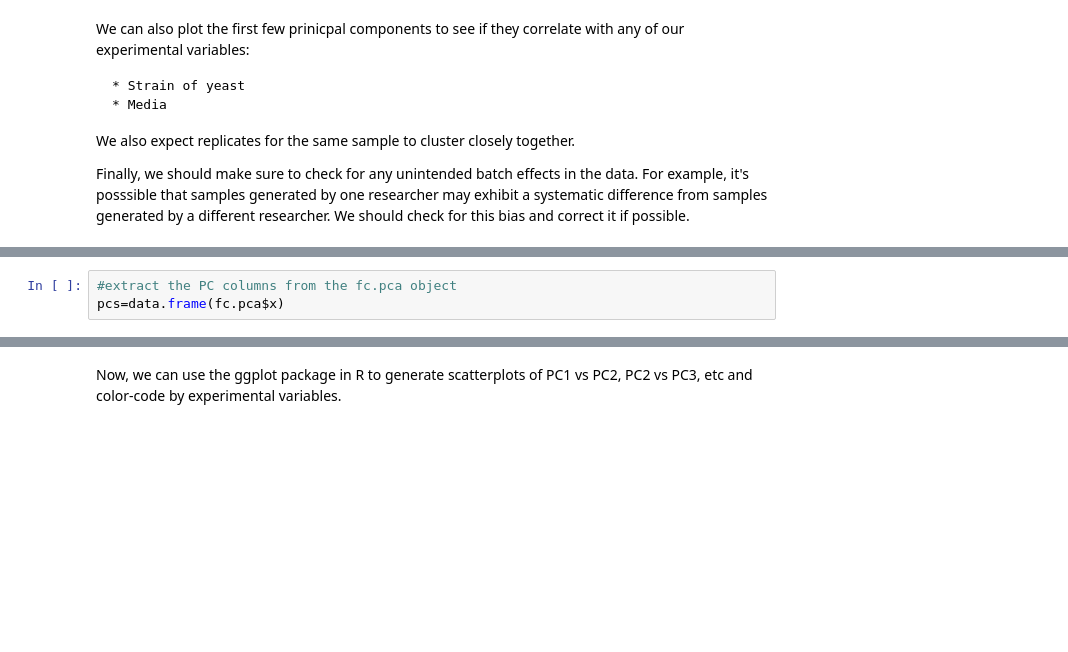
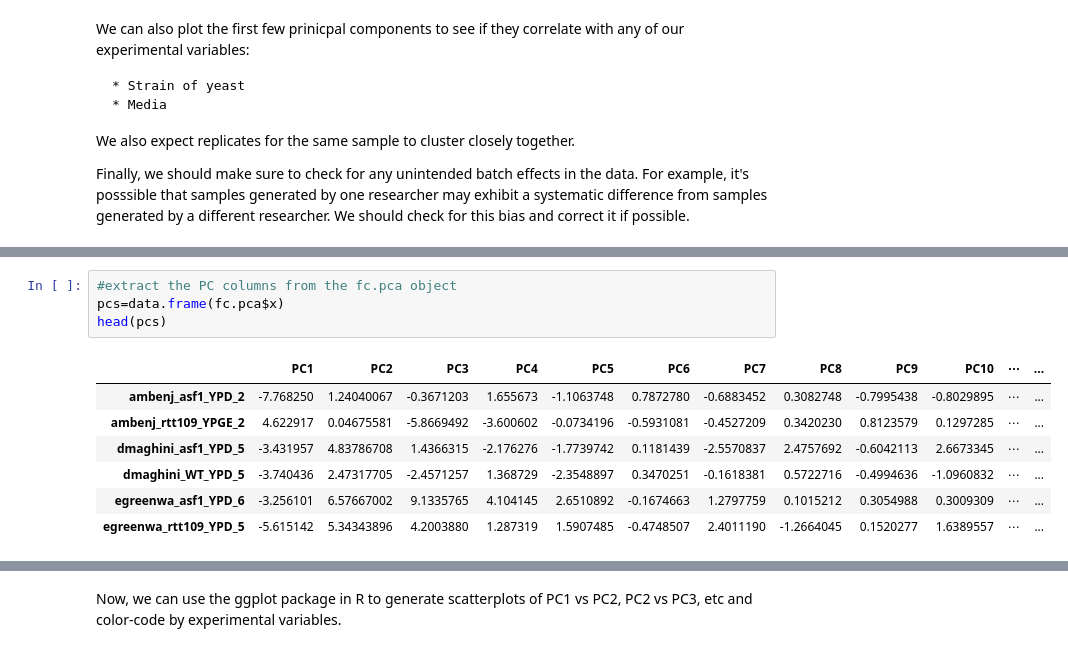
Before and after one commit to kundajelab/training_camp, a Jupyter notebook: workflow_notebooks/3.1 Clustering analysis and PCA on fold change data .ipynb, the cells around one changed output, grey strips where cells are left out. Drawn from its saved outputs; the diff is of its cells as text; blank space fills up the shorter version.

```diff
--- a/workflow_notebooks/3.1 Clustering analysis and PCA on fold change data .ipynb
+++ b/workflow_notebooks/3.1 Clustering analysis and PCA on fold change data .ipynb
@@ -83,6 +124,15 @@ head(metadata)
 # %%
 #extract the PC columns from the fc.pca object
 pcs=data.frame(fc.pca$x)
+head(pcs)
+# %% [output]
+|  | PC1 | PC2 | PC3 | PC4 | PC5 | PC6 | PC7 | PC8 | PC9 | PC10 | ⋯ | ... |
+| ambenj_asf1_YPD_2 | -7.768250 | 1.24040067 | -0.3671203 | 1.655673 | -1.1063748 | 0.7872780 | -0.6883452 | 0.3082748 | -0.7995438 | -0.8029895 | ⋯ | ... |
+| ambenj_rtt109_YPGE_2 | 4.622917 | 0.04675581 | -5.8669492 | -3.600602 | -0.0734196 | -0.5931081 | -0.4527209 | 0.3420230 | 0.8123579 | 0.1297285 | ⋯ | ... |
+| dmaghini_asf1_YPD_5 | -3.431957 | 4.83786708 | 1.4366315 | -2.176276 | -1.7739742 | 0.1181439 | -2.5570837 | 2.4757692 | -0.6042113 | 2.6673345 | ⋯ | ... |
+| dmaghini_WT_YPD_5 | -3.740436 | 2.47317705 | -2.4571257 | 1.368729 | -2.3548897 | 0.3470251 | -0.1618381 | 0.5722716 | -0.4994636 | -1.0960832 | ⋯ | ... |
+| egreenwa_asf1_YPD_6 | -3.256101 | 6.57667002 | 9.1335765 | 4.104145 | 2.6510892 | -0.1674663 | 1.2797759 | 0.1015212 | 0.3054988 | 0.3009309 | ⋯ | ... |
+| egreenwa_rtt109_YPD_5 | -5.615142 | 5.34343896 | 4.2003880 | 1.287319 | 1.5907485 | -0.4748507 | 2.4011190 | -1.2664045 | 0.1520277 | 1.6389557 | ⋯ | ... |
 # %%
 #add columns from the metadata file. Do this safely using the "merge" command to make sure the sample ID's
 #from the two data frames are aligned
```
Also changed, not shown: parts of 29 cells of this notebook, 8 other files.
